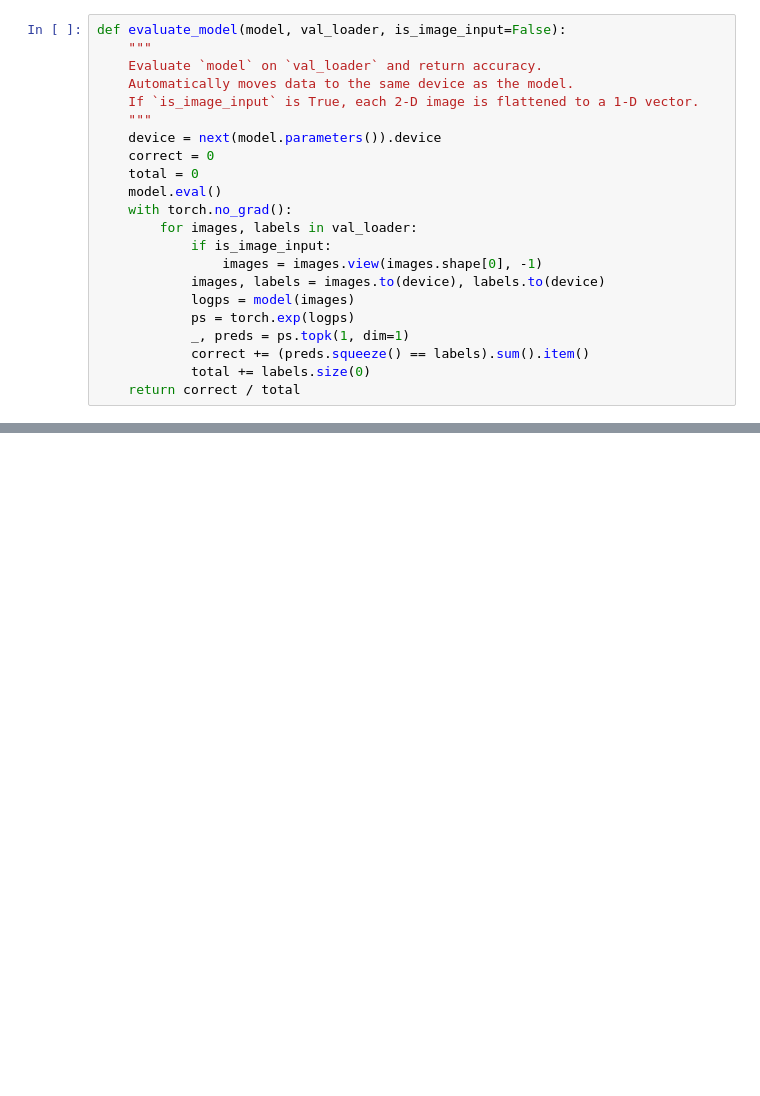
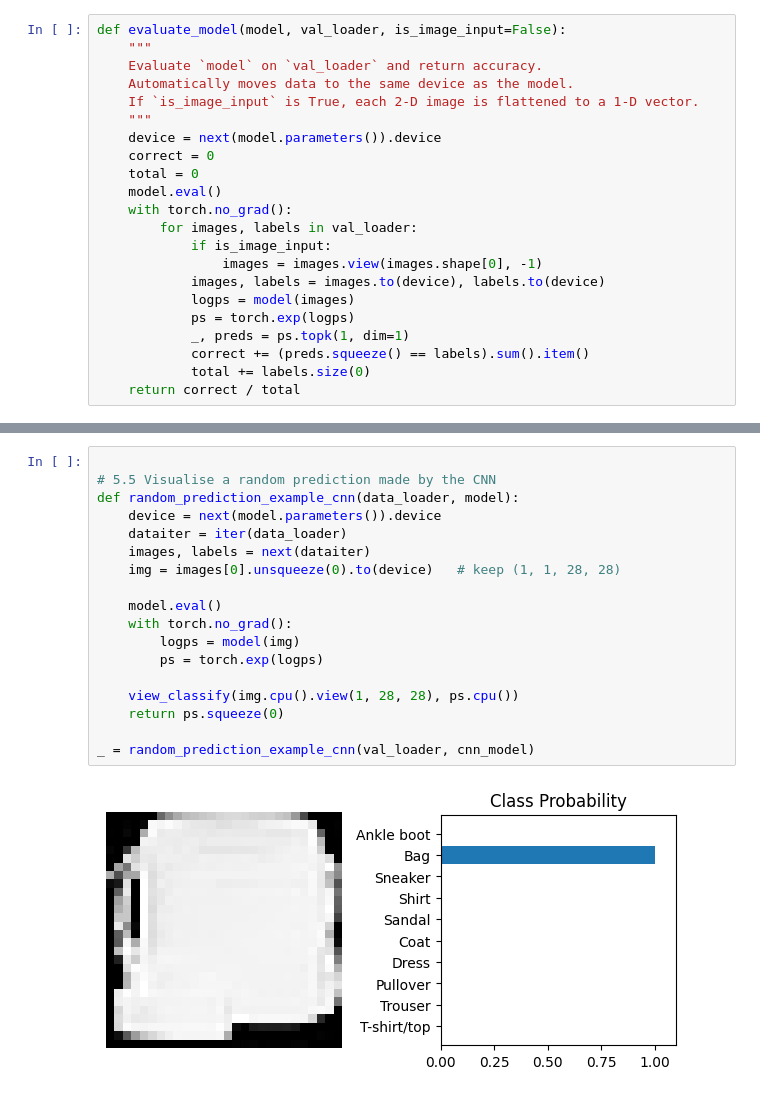
Before and after one commit to niragam/image-classification-numpy-pytorch, a Jupyter notebook: image-classification-numpy-pytorch.ipynb, the cells around one changed output, grey strips where cells are left out. Cells and saved outputs as stored; diff of their text form; blank space fills up the shorter version.

```diff
--- a/image-classification-numpy-pytorch.ipynb
+++ b/image-classification-numpy-pytorch.ipynb
@@ -559,0 +649,20 @@ Validation accuracy: 0.85825
+# %%
+
+# 5.5 Visualise a random prediction made by the CNN
+def random_prediction_example_cnn(data_loader, model):
+    device = next(model.parameters()).device
+    dataiter = iter(data_loader)
+    images, labels = next(dataiter)
+    img = images[0].unsqueeze(0).to(device)   # keep (1, 1, 28, 28)
+
+    model.eval()
+    with torch.no_grad():
+        logps = model(img)
+        ps = torch.exp(logps)
+
+    view_classify(img.cpu().view(1, 28, 28), ps.cpu())
+    return ps.squeeze(0)
+
+_ = random_prediction_example_cnn(val_loader, cnn_model)
+# %% [output]
+[figure, added]
```
Also changed, not shown: parts of 13 cells of this notebook.
